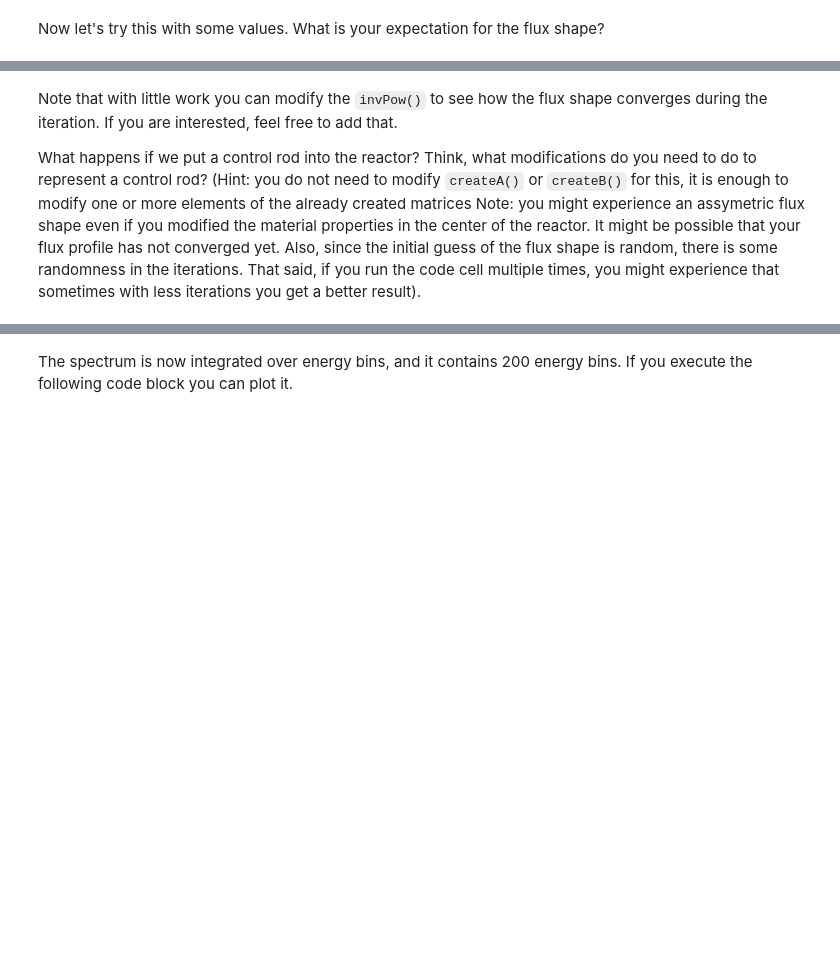
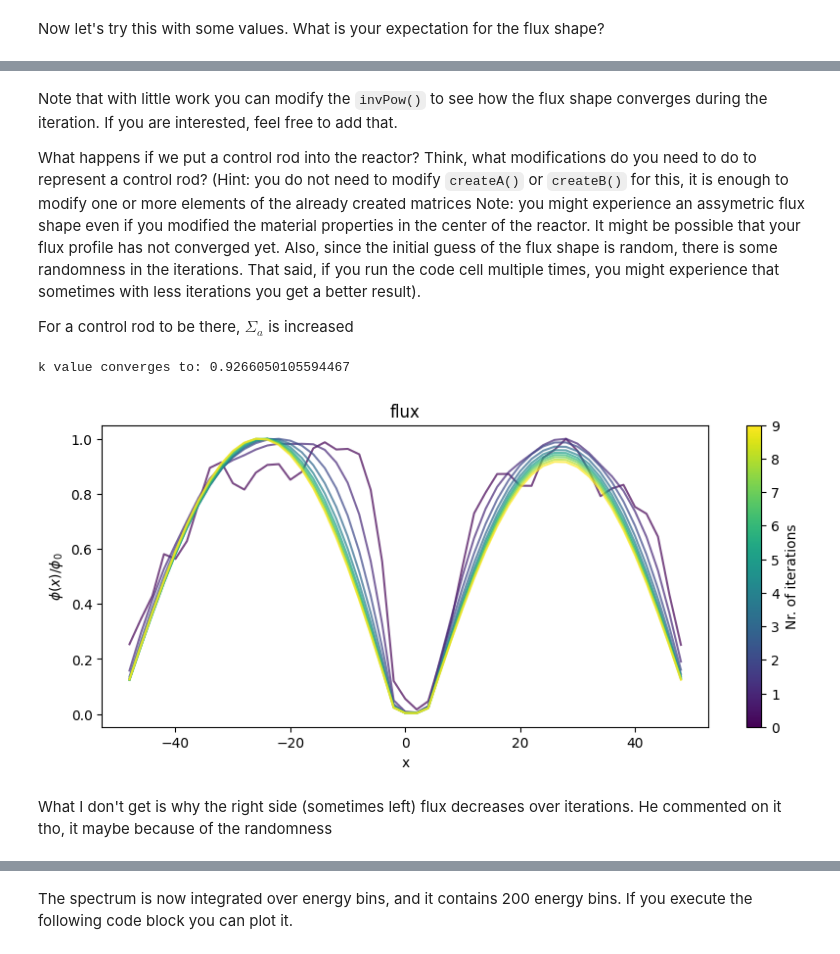
Before and after one commit to jenshoej/ReactorPhysics, a Jupyter notebook: Datalabs/Datalab07/7-NumericalDiffusion.ipynb, the cells around one changed output, grey strips where cells are left out. Saved outputs shown, nothing was run; the diff lists cells and outputs as text; code cells hidden in the pictures; blank space fills up the shorter version.

```diff
--- a/Datalabs/Datalab07/7-NumericalDiffusion.ipynb
+++ b/Datalabs/Datalab07/7-NumericalDiffusion.ipynb
@@ -317,3 +343,5 @@ plt.show()
 Note that with little work you can modify the `invPow()` to see how the flux shape converges during the iteration. If you are interested, feel free to add that.
 
 What happens if we put a control rod into the reactor? Think, what modifications do you need to do to represent a control rod? (Hint: you do not need to modify `createA()` or `createB()` for this, it is enough to modify one or more elements of the already created matrices Note: you might experience an assymetric flux shape even if you modified the material properties in the center of the reactor. It might be possible that your flux profile has not converged yet. Also, since the initial guess of the flux shape is random, there is some randomness in the iterations. That said, if you run the code cell multiple times, you might experience that sometimes with less iterations you get a better result).
+
+For a control rod to be there, $\Sigma_a$ is increased
@@ -322,3 +348,40 @@ What happens if we put a control rod into the reactor? Think, what modifications
+# %%
+cr_val = 0.3 # control rod Sigma_a
+
+s = 2
+cr_size = np.arange(-s,s,1)
+for i in cr_size:
+    A[int(N/2)+i, int(N/2)+i] += cr_val # middle value(s) of A gets a control rod
+
+fig, ax = plt.subplots(1,1,figsize=(10,4))
+
+# For adding colorbar (thanks ChatGPT ;p)
+norm = Normalize(vmin=0, vmax=its - 1)
+sm = ScalarMappable(cmap='viridis', norm=norm)
+sm.set_array([])
+cbar = fig.colorbar(sm, ax=ax, orientation='vertical')
+cbar.set_label('Nr. of iterations')
+cbar.locator = ticker.MaxNLocator(integer=True)
+cbar.update_ticks()
+
+ks,phis=invPow(A,B) # run it again
+its = 10 # nr. of iterations to plot
+norm = plt.Normalize(vmin=0, vmax=its - 1)
+
+for i in range(its):
+    cmap = colormap(norm(i))
+    ax.plot(x[1:-1],phis[i],alpha=0.7,color=cmap)
+ax.set_xlabel('x')
+ax.set_ylabel(r'$\phi(x)/\phi_0$')
+ax.set_title('flux')
+
+print('k value converges to:',ks[-1])
+plt.show()
+# %% [output]
+k value converges to: 0.9266050105594467
+[figure, added]
+# %% [markdown]
+What I don't get is why the right side (sometimes left) flux decreases over iterations. He commented on it tho, it maybe because of the randomness
 # %% [markdown]
 # Experiment 3
 
```
Also changed, not shown: parts of 11 cells of this notebook.
